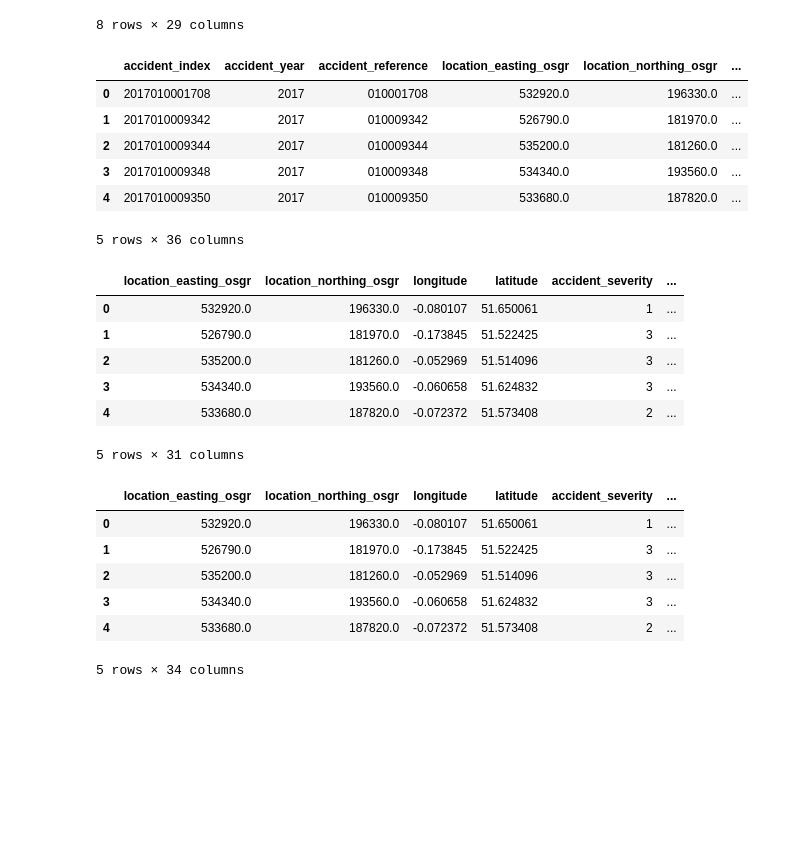
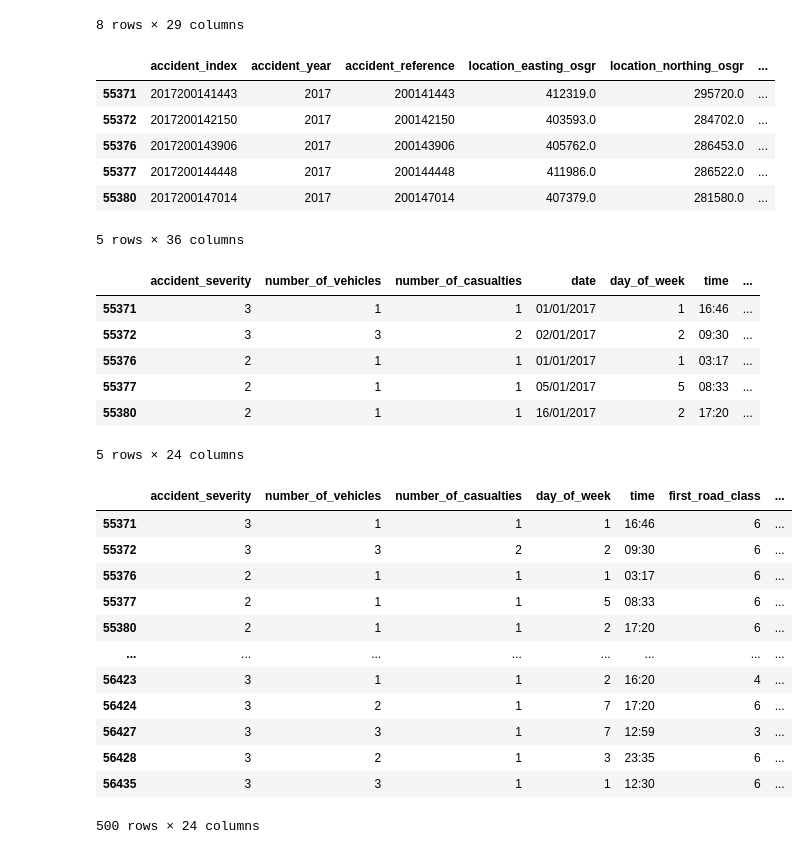
Before and after one commit to AliAkolade/RoadSafetyDataAnalysis, a Jupyter notebook: RoadSafetyDataAnalysis.ipynb, the cells around one changed output. Saved outputs shown, nothing was run; the diff lists cells and outputs as text; code cells hidden in the pictures; blank space fills up the shorter version.

```diff
--- a/RoadSafetyDataAnalysis.ipynb
+++ b/RoadSafetyDataAnalysis.ipynb
@@ -53,38 +53,45 @@ df_accident.describe()
 | max | 2021.000000 | 655391.000000 | 1.209512e+06 | 1.759641 | 60.763722 | 99.000000 | ... |
 8 rows × 29 columns
 # %%
-# Limiting Data to Birmingham On
-df_accident[(df_accident.local_authority_district == 300)]
+# Limiting Data to Birmingham Only
+df_accident = df_accident[(df_accident.local_authority_district == 300)]
 df_accident.head()
 # %% [output]
 |  | accident_index | accident_year | accident_reference | location_easting_osgr | location_northing_osgr | ... |
-| 0 | 2017010001708 | 2017 | 010001708 | 532920.0 | 196330.0 | ... |
-| 1 | 2017010009342 | 2017 | 010009342 | 526790.0 | 181970.0 | ... |
-| 2 | 2017010009344 | 2017 | 010009344 | 535200.0 | 181260.0 | ... |
-| 3 | 2017010009348 | 2017 | 010009348 | 534340.0 | 193560.0 | ... |
-| 4 | 2017010009350 | 2017 | 010009350 | 533680.0 | 187820.0 | ... |
+| 55371 | 2017200141443 | 2017 | 200141443 | 412319.0 | 295720.0 | ... |
+| 55372 | 2017200142150 | 2017 | 200142150 | 403593.0 | 284702.0 | ... |
+| 55376 | 2017200143906 | 2017 | 200143906 | 405762.0 | 286453.0 | ... |
+| 55377 | 2017200144448 | 2017 | 200144448 | 411986.0 | 286522.0 | ... |
+| 55380 | 2017200147014 | 2017 | 200147014 | 407379.0 | 281580.0 | ... |
 5 rows × 36 columns
 # %%
 # Deleting Unused Columns
-df_accident.drop(["accident_index", "accident_reference", "accident_year", "police_force", "did_police_officer_attend_scene_of_accident"], axis=1, inplace=True)
+df_accident.drop(["accident_index", "accident_reference", "accident_year", "police_force", "did_police_officer_attend_scene_of_accident", "location_easting_osgr", "location_northing_osgr", "local_authority_district", "local_authority_highway", "local_authority_ons_district", "longitude", "latitude"], axis=1, inplace=True)
 df_accident.head()
 # %% [output]
-|  | location_easting_osgr | location_northing_osgr | longitude | latitude | accident_severity | ... |
-| 0 | 532920.0 | 196330.0 | -0.080107 | 51.650061 | 1 | ... |
-| 1 | 526790.0 | 181970.0 | -0.173845 | 51.522425 | 3 | ... |
-| 2 | 535200.0 | 181260.0 | -0.052969 | 51.514096 | 3 | ... |
-| 3 | 534340.0 | 193560.0 | -0.060658 | 51.624832 | 3 | ... |
-| 4 | 533680.0 | 187820.0 | -0.072372 | 51.573408 | 2 | ... |
+|  | accident_severity | number_of_vehicles | number_of_casualties | date | day_of_week | time | ... |
+| 55371 | 3 | 1 | 1 | 01/01/2017 | 1 | 16:46 | ... |
+| 55372 | 3 | 3 | 2 | 02/01/2017 | 2 | 09:30 | ... |
+| 55376 | 2 | 1 | 1 | 01/01/2017 | 1 | 03:17 | ... |
+| 55377 | 2 | 1 | 1 | 05/01/2017 | 5 | 08:33 | ... |
+| 55380 | 2 | 1 | 1 | 16/01/2017 | 2 | 17:20 | ... |
-5 rows × 31 columns
+5 rows × 24 columns
 # %%
-# Split Date Column into Day and Month
+# Extracting Month From Date Column
 df_accident[["day", "month", "year"]] = df_accident["date"].apply(lambda x: pd.Series(str(x).split("/")))
+df_accident.drop(["day", "year", "date"], axis=1, inplace=True)
 df_accident.head()
 # %% [output]
-|  | location_easting_osgr | location_northing_osgr | longitude | latitude | accident_severity | ... |
-| 0 | 532920.0 | 196330.0 | -0.080107 | 51.650061 | 1 | ... |
-| 1 | 526790.0 | 181970.0 | -0.173845 | 51.522425 | 3 | ... |
-| 2 | 535200.0 | 181260.0 | -0.052969 | 51.514096 | 3 | ... |
-| 3 | 534340.0 | 193560.0 | -0.060658 | 51.624832 | 3 | ... |
-| 4 | 533680.0 | 187820.0 | -0.072372 | 51.573408 | 2 | ... |
+|  | accident_severity | number_of_vehicles | number_of_casualties | day_of_week | time | first_road_class | ... |
+| 55371 | 3 | 1 | 1 | 1 | 16:46 | 6 | ... |
+| 55372 | 3 | 3 | 2 | 2 | 09:30 | 6 | ... |
+| 55376 | 2 | 1 | 1 | 1 | 03:17 | 6 | ... |
+| 55377 | 2 | 1 | 1 | 5 | 08:33 | 6 | ... |
+| 55380 | 2 | 1 | 1 | 2 | 17:20 | 6 | ... |
+| ... | ... | ... | ... | ... | ... | ... | ... |
+| 56423 | 3 | 1 | 1 | 2 | 16:20 | 4 | ... |
+| 56424 | 3 | 2 | 1 | 7 | 17:20 | 6 | ... |
+| 56427 | 3 | 3 | 1 | 7 | 12:59 | 3 | ... |
+| 56428 | 3 | 2 | 1 | 3 | 23:35 | 6 | ... |
+| 56435 | 3 | 3 | 1 | 1 | 12:30 | 6 | ... |
-5 rows × 34 columns
+500 rows × 24 columns
```
Also changed, not shown: 1 other file.
